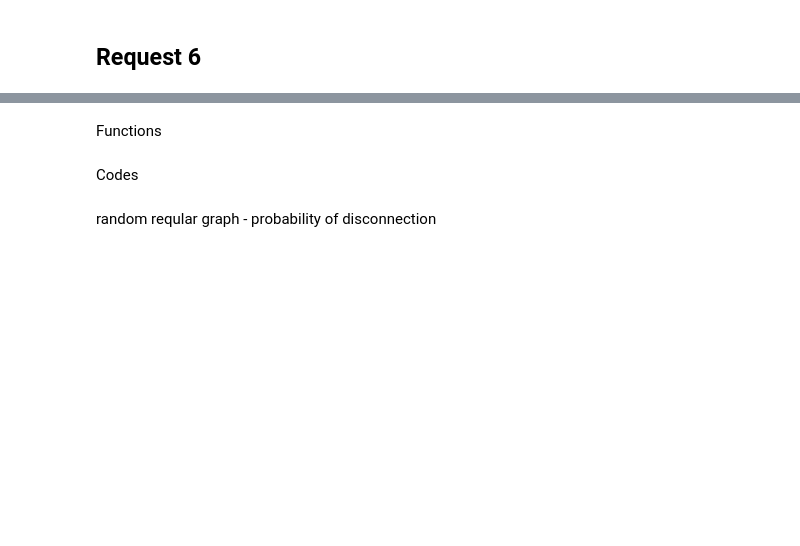
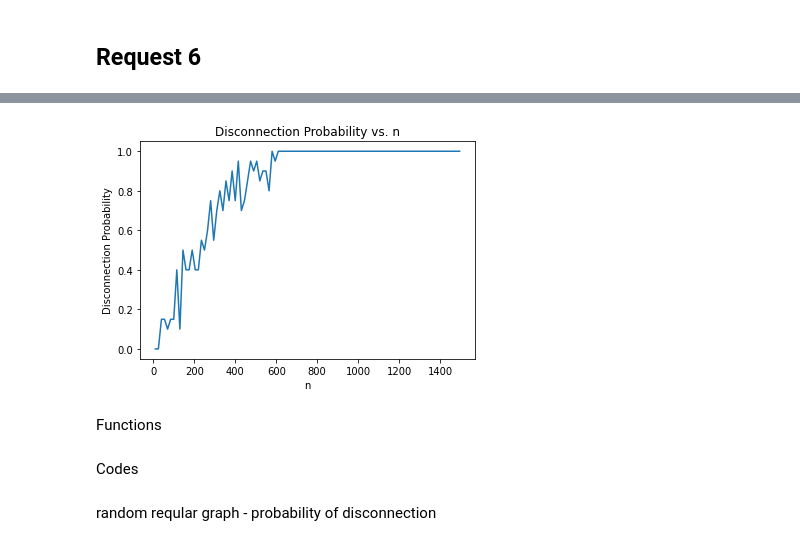
Before and after one commit to ngnma/Simulation-Project, a Jupyter notebook: sim_project.ipynb, the cells around one changed output, grey strips where cells are left out. Cells and saved outputs as stored; diff of their text form; code cells hidden in the pictures; blank space fills up the shorter version.

```diff
--- a/sim_project.ipynb
+++ b/sim_project.ipynb
@@ -622,3 +588,24 @@ plot_degree_distribution(ba_graphs)
+# %%
+
+# Generate random regular graph
+G = RSRBG(300,200,1,1,draw_plot=False)
+
+# Calculate disconnection probability for different values of n
+disconnection_probabilities = []
+n_values = list(range(10, 1500, 15))
+
+for n_val in n_values:
+    disconnection_probability = calculate_disconnection_probability(G, n_val)
+    disconnection_probabilities.append(disconnection_probability)
+
+# Plot the disconnection probabilities
+plt.plot(n_values, disconnection_probabilities)
+plt.xlabel('n')
+plt.ylabel('Disconnection Probability')
+plt.title('Disconnection Probability vs. n')
+plt.show()
+# %% [output]
+[figure, added]
 # %% [markdown]
 Functions
 # %%
```
Also changed, not shown: parts of 11 cells of this notebook, 1 other file.
